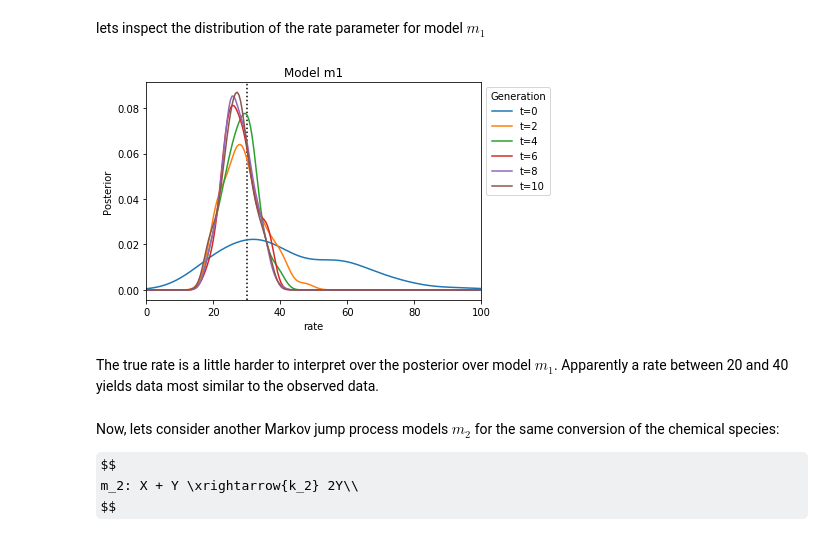
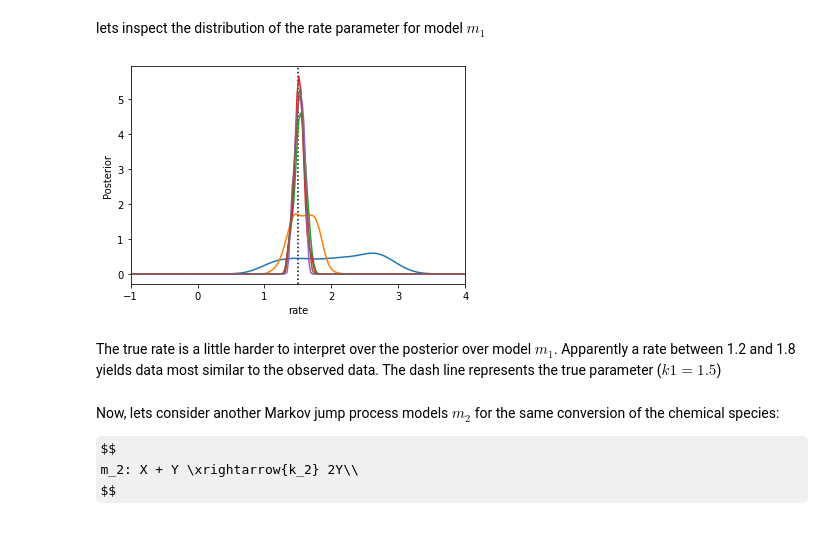
Before and after one commit to EmadAlamoudi/COMBINE2020_Talk, a Jupyter notebook: chemical_reaction.ipynb, the cells around one changed output. Saved outputs shown, nothing was run; the diff lists cells and outputs as text; code cells hidden in the pictures; some formulas as TeX source.

Commit message:
update the example to use log scale for parameter space

```diff
--- a/chemical_reaction.ipynb
+++ b/chemical_reaction.ipynb
@@ -76,11 +76,14 @@ class Model_m1:
     x0 = np.array([40, 3])   # Initial molecule numbers
     pre = np.array([[1, 0]], dtype=int)
     post = np.array([[0, 1]])
-
-
+    scale = "log10"
     def __call__(self, par):
+        if self.scale == "log10":
+            rate = pow(10,par["rate"])
+        elif self.scale == "linear":
+            rate = par["rate"]
         t, X = gillespie(self.x0,
-                         np.array([float(par["rate"])]),
+                         np.array(rate),
                          self.pre, self.post,
                          MAX_T)
         return {"t": t, "X" : X}
@@ -129,7 +134,7 @@ For ABC, we choose for both models a uniform prior over the interval $[0, 100]$
 # %%
 from pyabc import Distribution, RV
 
-prior = Distribution(rate=RV("uniform", 0, 100))
+prior = Distribution(rate=RV("uniform",-1, 4))
 # %% [markdown]
 We initialize the ABCSMC class passing model $m_1$, its prior and the distance function.
 # %%
@@ -138,4 +143,4 @@ from pyabc import ABCSMC
 abc = ABCSMC(Model_m1(),
              prior,
              distance,
-             population_size=150)
+             population_size=200)
@@ -151,4 +152,4 @@ INFO:History:Start <ABCSMC(id=90, start_time=2020-09-30 15:29:04.231542, end_tim
 # %% [markdown]
 We start pyABC which automatically parallelizes across all available cores.
 # %%
-history = abc.run(minimum_epsilon=0.7, max_nr_populations=11)
+history = abc.run(minimum_epsilon=0.1, max_nr_populations=11)
@@ -174,22 +157,20 @@ INFO:History:Done <ABCSMC(id=90, start_time=2020-09-30 15:29:04.231542, end_time
 lets inspect the distribution of the rate parameter for model $m_1$
 # %%
 from pyabc.visualization import plot_kde_1d
+import math
+axes = plt.axes()
 
-axes = plt.axes()
-axes.axvline(30, color="black", linestyle="dotted")
+axes.axvline(1.5, color="black", linestyle="dotted")
 for t in range(0, history.n_populations, 2):
     df, w = history.get_distribution(t=t)
     if len(w) > 0:  # Particles in a model might die out
         plot_kde_1d(df, w, "rate", ax=axes, label=f"t={t}",
-                    xmin=0, xmax=100,
+                    xmin=-1, xmax=4,
                     numx=200)
-axes.legend(title="Generation",
-          loc="upper left", bbox_to_anchor=(1, 1));
-axes.set_title("Model m1");
 # %% [output]
-[figure, old version]
+[figure, new version]
 # %% [markdown]
-The true rate is a little harder to interpret over the posterior over model $m_1$. Apparently a rate between 20 and 40 yields data most similar to the observed data.
+The true rate is a little harder to interpret over the posterior over model $m_1$. Apparently a rate between 1.2 and 1.8 yields data most similar to the observed data. The dash line represents the true parameter ($k1=1.5$)
 # %% [markdown]
 Now, lets consider another Markov jump process models $m_2$ for the same conversion of the chemical species:
 
```
Also changed, not shown: parts of 18 cells of this notebook.
